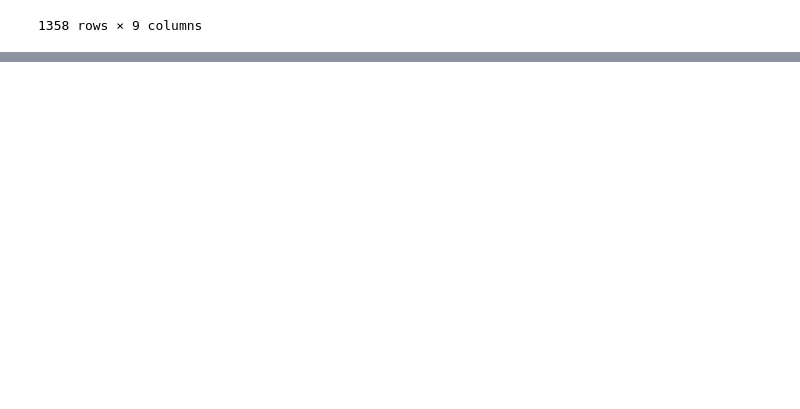
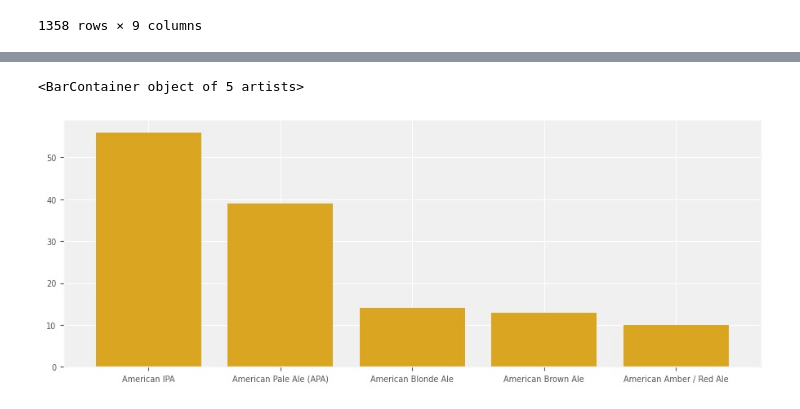
Before and after one commit to in-droid/PR21INRAKT, a Jupyter notebook: testing.ipynb, the cells around one changed output, grey strips where cells are left out. Drawn from its saved outputs; the diff is of its cells as text; code cells hidden in the pictures; blank space fills up the shorter version.

```diff
--- a/testing.ipynb
+++ b/testing.ipynb
@@ -193,0 +247,11 @@ ax = sns.catplot(y="style", x="abv", jitter=True, data=top_beers_df, hue="Bitter
+# %%
+#South-East
+s = SE_Beers['style'].value_counts()[:5]
+yAxis = s.tolist()
+xAxis = s.index.tolist()
+
+plt.figure(figsize=(11, 4));
+plt.bar(xAxis, yAxis, color='goldenrod')
+# %% [output]
+<BarContainer object of 5 artists>
+[figure, added]
```
Also changed, not shown: parts of 11 cells of this notebook.
